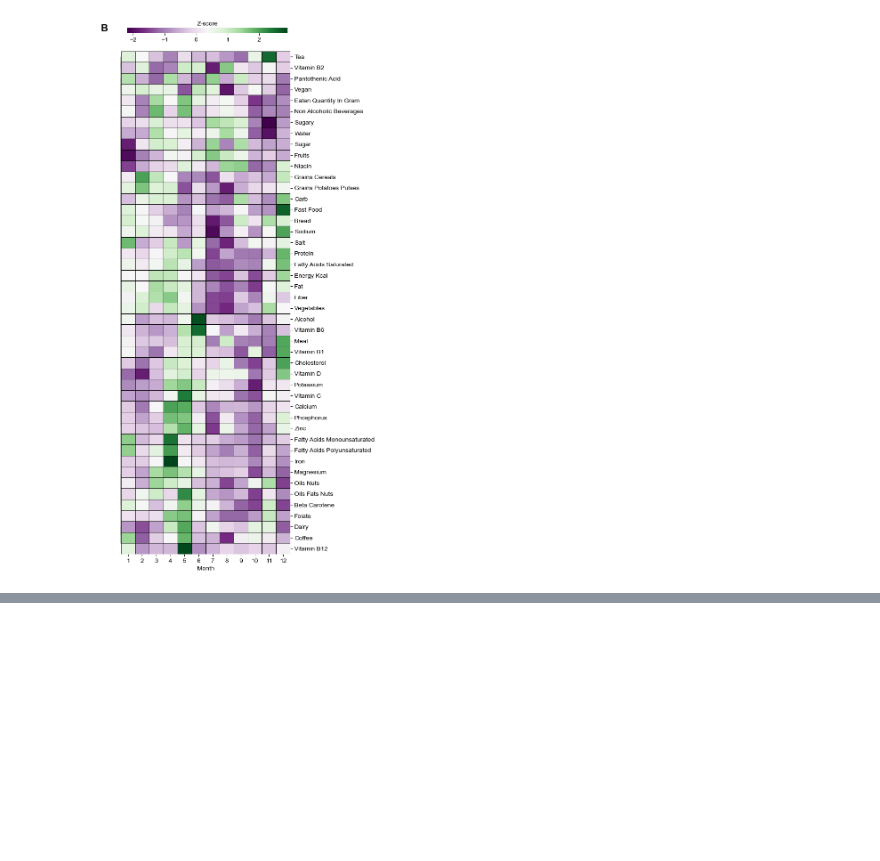
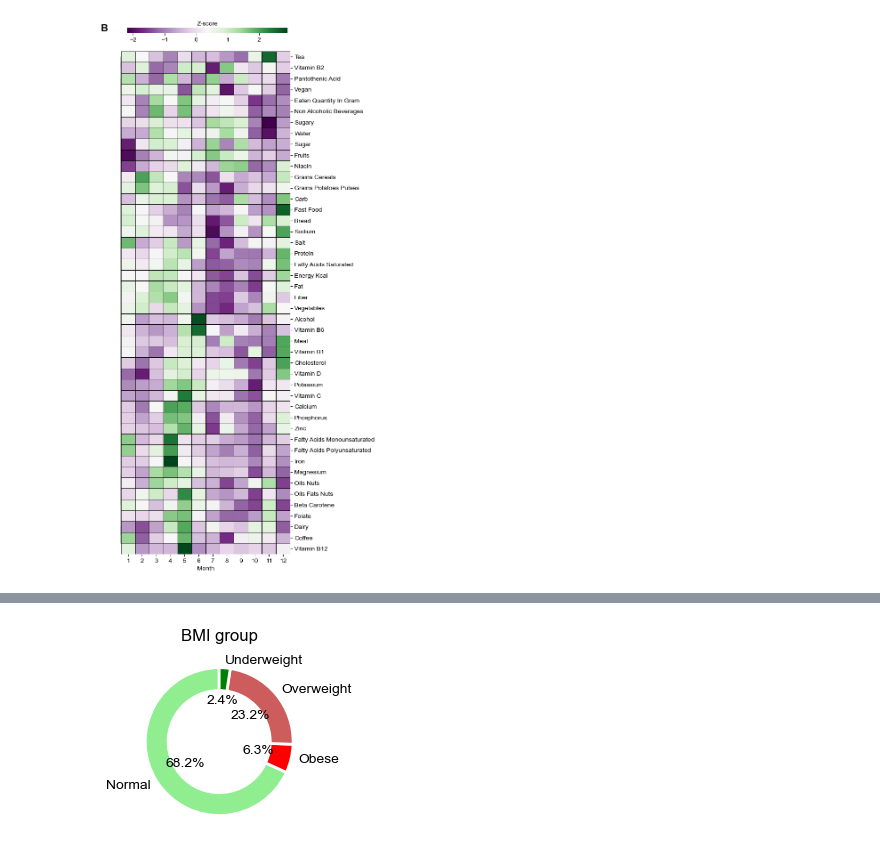
Before and after one commit to digitalepidemiologylab/mindays-estimation-paper, a Jupyter notebook: preprocessing.ipynb, the cells around one changed output, grey strips where cells are left out. Drawn from its saved outputs; the diff is of its cells as text; code cells hidden in the pictures; blank space fills up the shorter version.

```diff
--- a/preprocessing.ipynb
+++ b/preprocessing.ipynb
@@ -283,0 +493,19 @@ Text(-0.1, 1.045, 'B')
+# %%
+fig, ax = plt.subplots(figsize=(3, 2.4))
+
+plot_variable_distribution_pie(
+    fay_filtered,
+    "bmi_cat",
+    title="BMI group",
+    ax=ax,
+    colors=[
+        "lightgreen",
+        "red",
+        "indianred",
+        "green",
+    ],
+    startangle=90,
+)
+plt.savefig("figures/descriptive/demograhic_distribution_pie_bmi.png", dpi=300)
+# %% [output]
+[figure, added]
```
Also changed, not shown: parts of 13 cells of this notebook.
